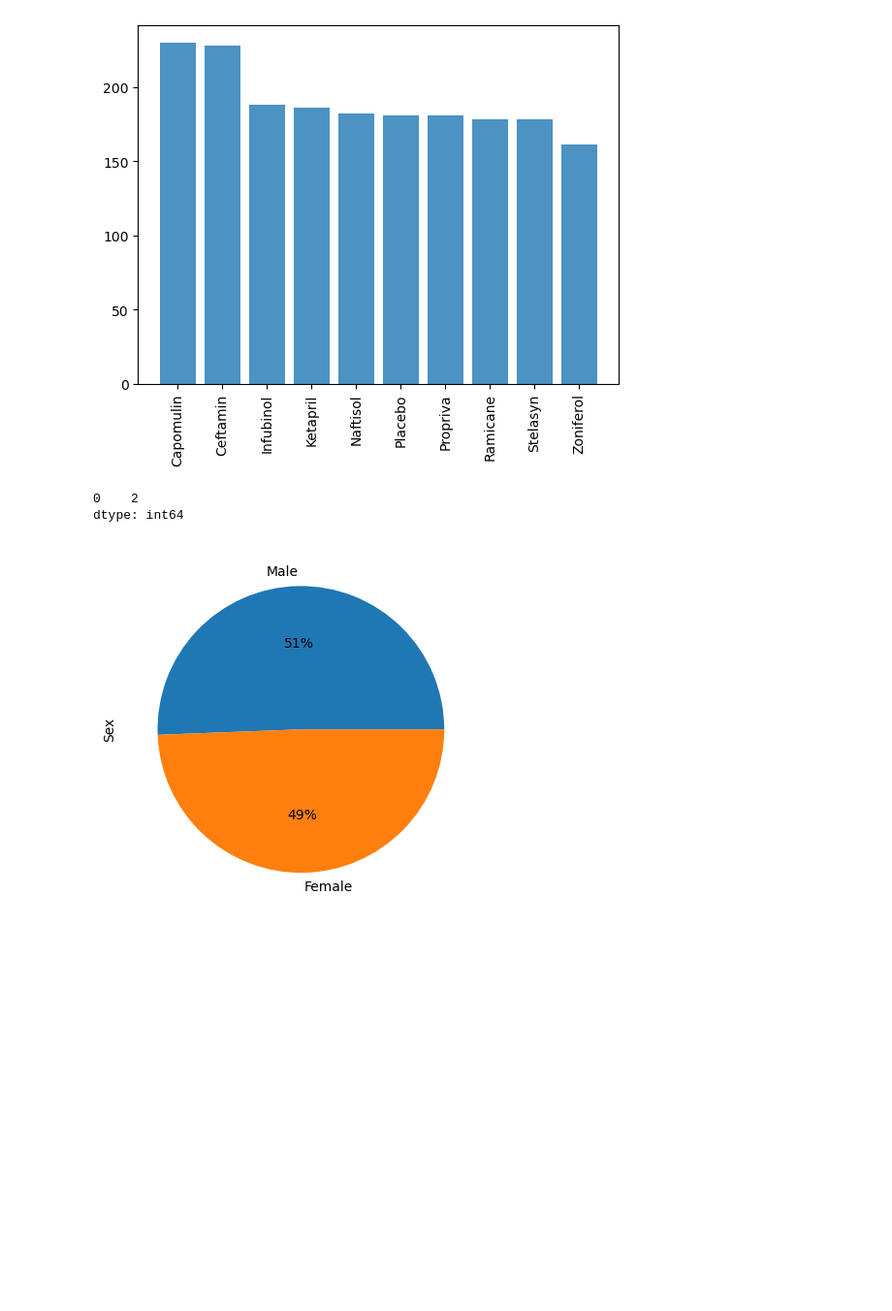
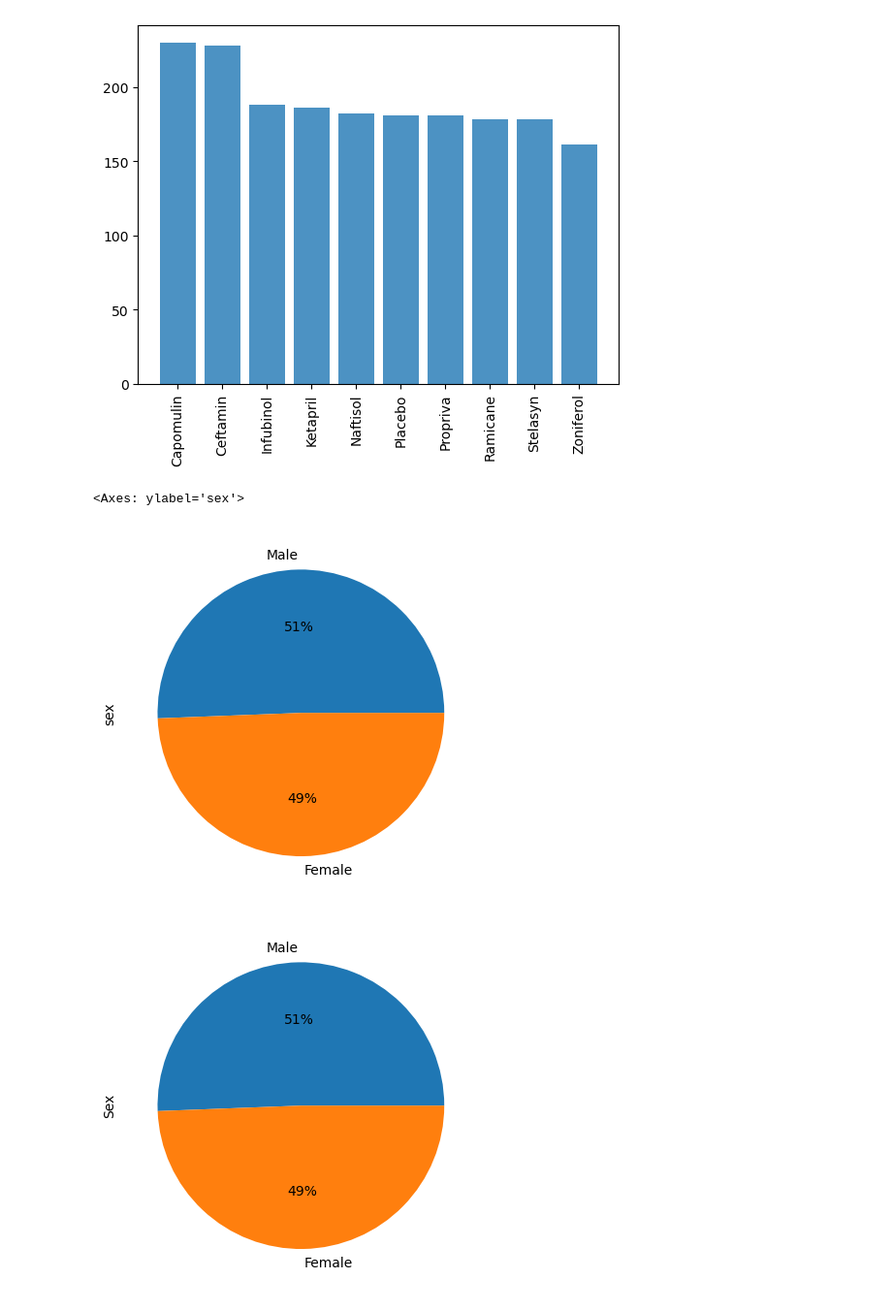
Before and after one commit to Sarah0215/Module5_Challenge, a Jupyter notebook: pymaceuticals_starter.ipynb, the cells around one changed output. Shown at 97% size. Saved outputs shown, nothing was run; the diff lists cells and outputs as text; code cells hidden in the pictures; blank space fills up the shorter version.

```diff
--- a/pymaceuticals_starter.ipynb
+++ b/pymaceuticals_starter.ipynb
@@ -189,21 +190,21 @@ plt.show()
 # %%
 # Generate a pie plot showing the distribution of female versus male mice using Pandas
 Female_count=round((combined_mouse_data_df["Sex"]=="Female").sum())
 Male_count=(combined_mouse_data_df["Sex"]=="Male").sum()
 
+#y_axis=np.array(
 sex_rate_df = pd.DataFrame({
                             "Male":Male_count,
                             "Female":Female_count
-},index=[0])
+},index=['sex'])
 
-sex_rate_df_T=sex_rate_df.T
-#sex_rate_df_T.plot(kind="pie")
-#y_axis=[Male_count,Female_count]
-#sex_rate_df[['Male','Female']].plot(kind="pie",sex_rate_df.columns)
-#plt.show
+sex_rate_df_t=sex_rate_df.transpose()
+
+sex_rate_df_t.plot(kind="pie",y='sex',autopct='%1.0f%%',legend=False)
+#plt.drop_legend()
 # %% [output]
-0    2
-dtype: int64
+<Axes: ylabel='sex'>
+[figure, added]
 # %%
 # Generate a pie plot showing the distribution of female versus male mice using pyplot
 
```
Also changed, not shown: parts of 9 cells of this notebook.
